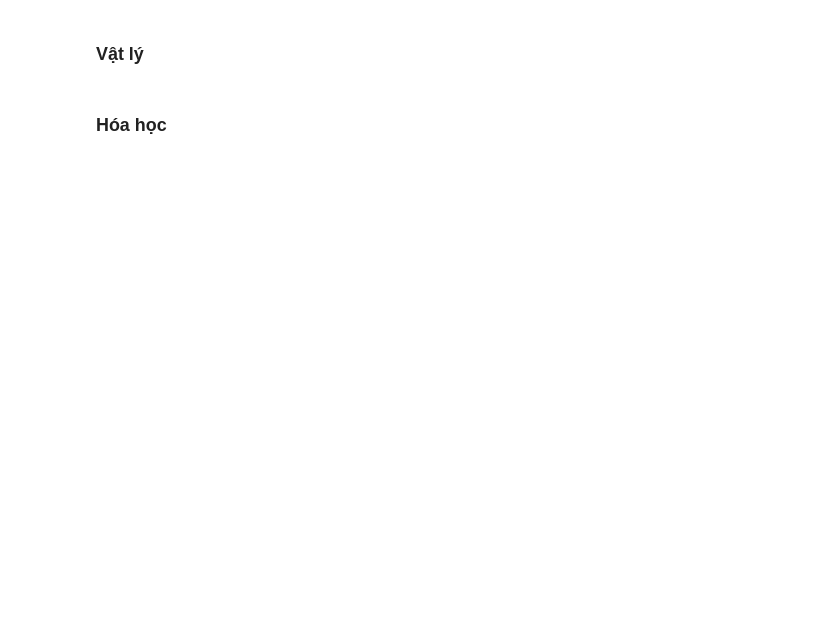
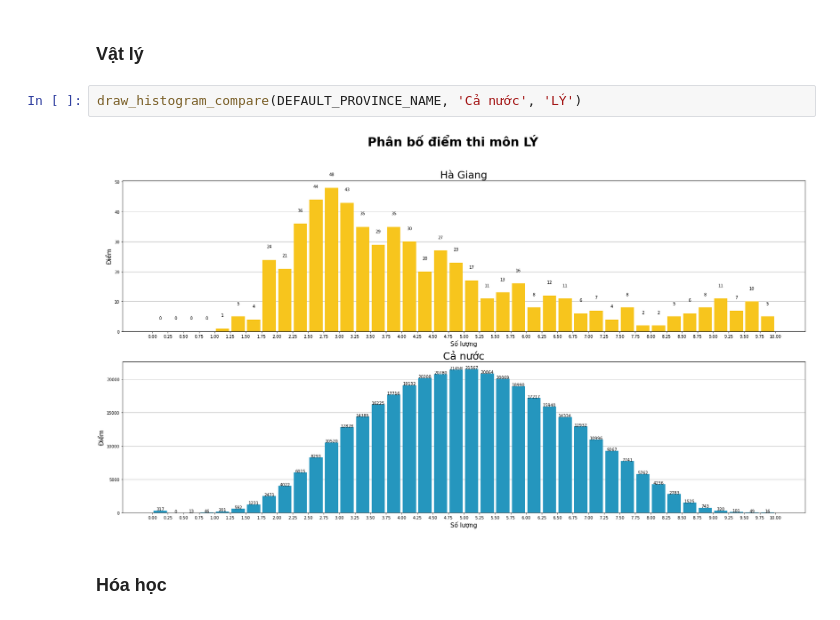
Before and after one commit to IrisStream/exam-cheating, a Jupyter notebook: src/report.ipynb, the cells around one changed output. Saved outputs shown, nothing was run; the diff lists cells and outputs as text; blank space fills up the shorter version.

```diff
--- a/src/report.ipynb
+++ b/src/report.ipynb
@@ -69,4 +119,8 @@ __Nhận xét:__
 # %% [markdown]
 ### Vật lý
+# %%
+draw_histogram_compare(DEFAULT_PROVINCE_NAME, 'Cả nước', 'LÝ')
+# %% [output]
+[figure, added]
 # %% [markdown]
 ### Hóa học
```
Also changed, not shown: parts of 17 cells of this notebook.
